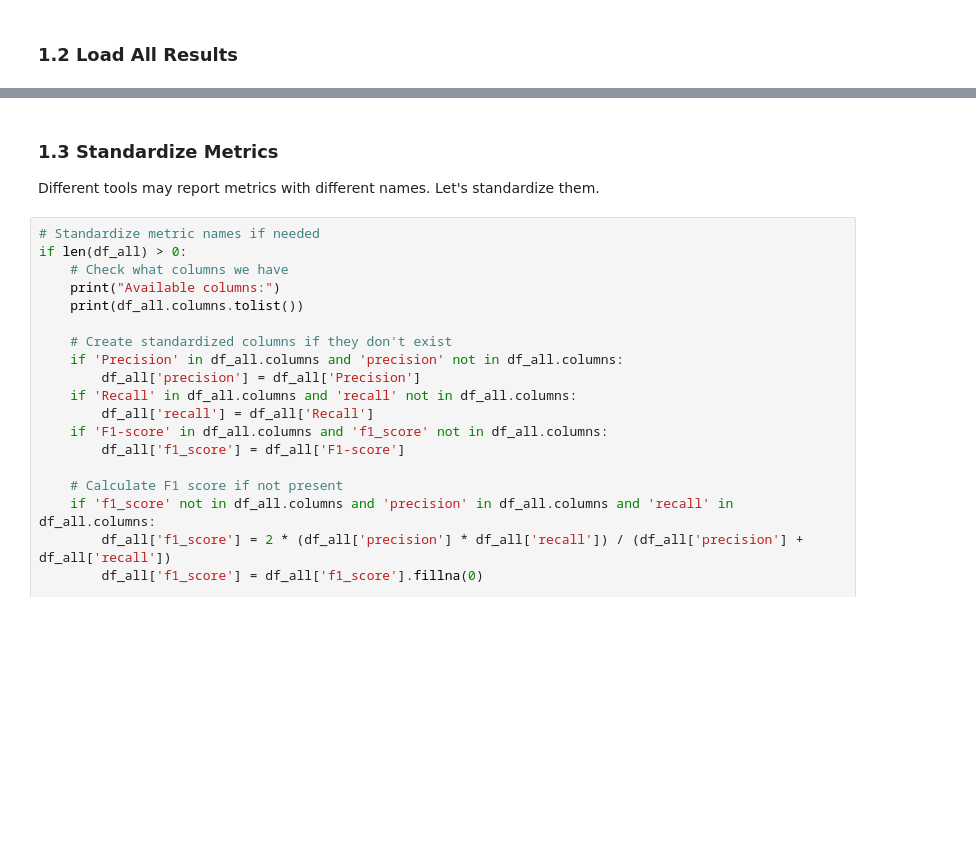
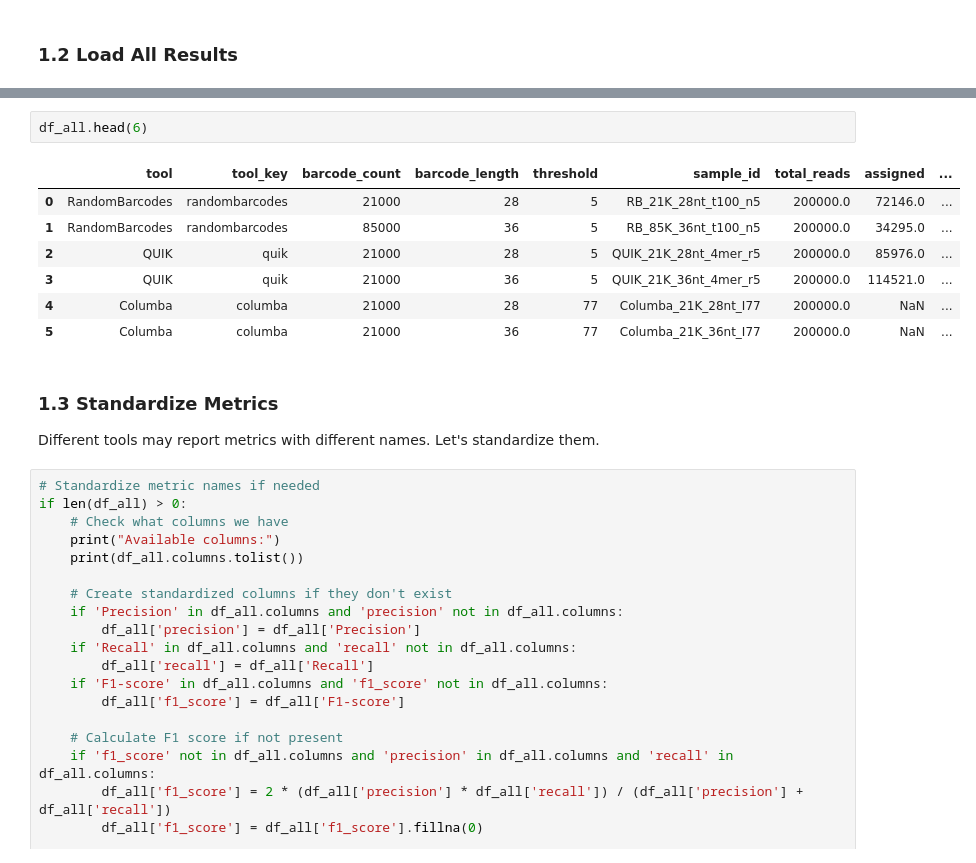
Before and after one commit to OncoRNALab/BarcodeCalling_benchmark, a Jupyter notebook: notebooks/04_barcode_count_sweep_analysis.ipynb, the cells around one changed output, grey strips where cells are left out. Saved outputs shown, nothing was run; the diff lists cells and outputs as text; blank space fills up the shorter version.

```diff
--- a/notebooks/barcode_count_sweep_analysis.ipynb
+++ b/notebooks/04_barcode_count_sweep_analysis.ipynb
@@ -317,3 +245,13 @@ RandomBarcodes          21000              28        7.0  98.940324  64.611 78.1
+# %%
+df_all.head(6)
+# %% [output]
+|  | tool | tool_key | barcode_count | barcode_length | threshold | sample_id | total_reads | assigned | ... |
+| 0 | RandomBarcodes | randombarcodes | 21000 | 28 | 5 | RB_21K_28nt_t100_n5 | 200000.0 | 72146.0 | ... |
+| 1 | RandomBarcodes | randombarcodes | 85000 | 36 | 5 | RB_85K_36nt_t100_n5 | 200000.0 | 34295.0 | ... |
+| 2 | QUIK | quik | 21000 | 28 | 5 | QUIK_21K_28nt_4mer_r5 | 200000.0 | 85976.0 | ... |
+| 3 | QUIK | quik | 21000 | 36 | 5 | QUIK_21K_36nt_4mer_r5 | 200000.0 | 114521.0 | ... |
+| 4 | Columba | columba | 21000 | 28 | 77 | Columba_21K_28nt_I77 | 200000.0 | NaN | ... |
+| 5 | Columba | columba | 21000 | 36 | 77 | Columba_21K_36nt_I77 | 200000.0 | NaN | ... |
 # %% [markdown]
 ### 1.3 Standardize Metrics
 
```
Also changed, not shown: parts of 7 cells of this notebook, 30 other files.
